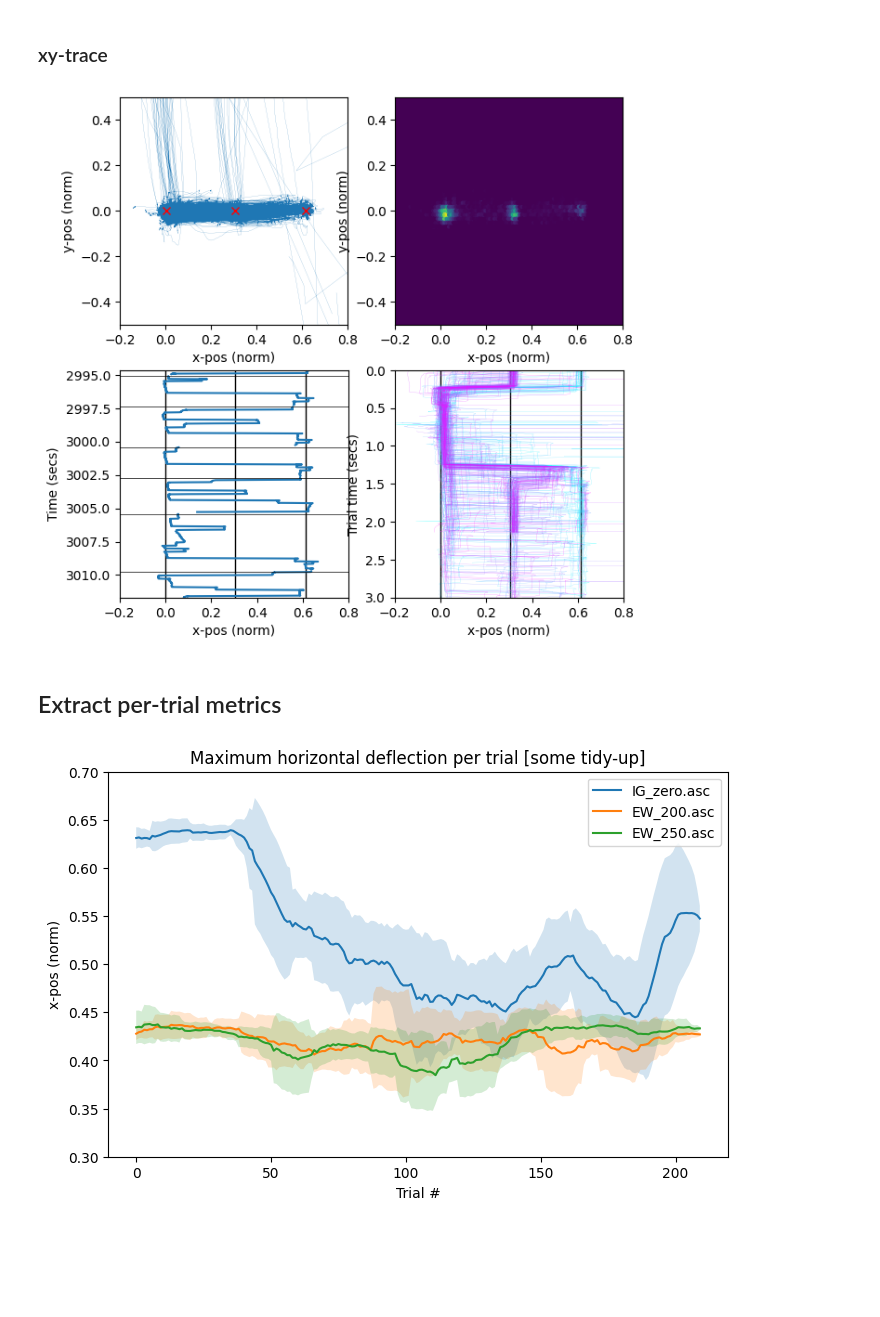
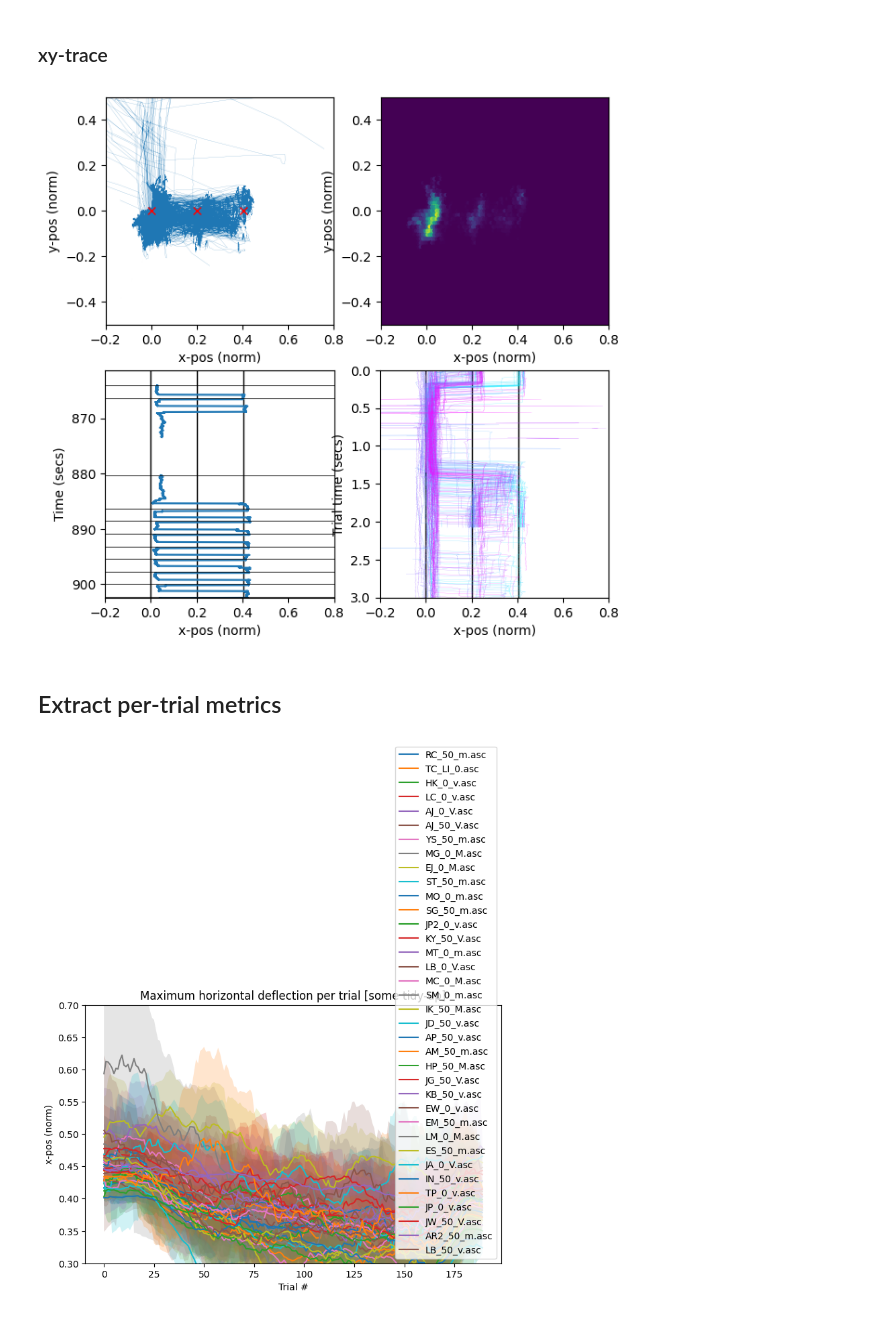
Before and after one commit to jsbrittain/saccadapt, a Jupyter notebook: lookatdata.ipynb, the cells around one changed output. Drawn from its saved outputs; the diff is of its cells as text; code cells hidden in the pictures; blank space fills up the shorter version.

Commit message:
Add group average plots

```diff
--- a/lookatdata.ipynb
+++ b/lookatdata.ipynb
@@ -38,18 +33,36 @@ Remove this section if you are uploading files manually.
 from google.colab import drive
 drive.mount('/content/drive')
 
-filenames = [
-    "drive/MyDrive/sacc.adapt.data/asc/IG_zero.asc",
-    "drive/MyDrive/sacc.adapt.data/asc/EW_200.asc",
-    "drive/MyDrive/sacc.adapt.data/asc/EW_250.asc",
+@dataclass
+class FileEntry:
+  filename: str = ""
+  group: str = ""
+
+  def __init__(self, filename, group):
+    self.filename = filename
+    self.group = group
+
+root = 'drive/MyDrive/sacc.adapt.data/asc/'
+folderlist = os.listdir(root)
+filelist = [
+    FileEntry(
+        root + filename,
+        '-'.join(filename.split('.')[0].split('_')[1:]).upper(),
+    ) for filename in folderlist
 ]
 
 eyelist = []
-for filename in filenames:
+for file in filelist:
+  filename = file.filename
   print("Loading filename: ", filename)
-  data = Eye.Eye(filename)
+  try:
+    data = Eye.Eye(filename)
+  except Exception as e:
+    print("Error: ", e)
+    continue
   data.filename = filename
   data.label = filename.split('/')[-1]
+  data.group = file.group
   eyelist.append(data)
 # %% [output]
 Drive already mounted at /content/drive; to attempt to forcibly remount, call drive.mount("/content/drive", force_remount=True).
@@ -143,7 +172,7 @@ axs['d'].invert_yaxis()
 
 fig.show()
 # %% [output]
-[figure, old version]
+[figure, new version]
 # %% [markdown]
 ## Extract per-trial metrics
 # %%
@@ -163,32 +192,34 @@ def smooth(y, box_pts):
     y_sd[t] = np.std(y[tt])
 
   return y_avg, y_sd
 
 # Loop over filenames
 fig, axs = plt.subplots(1, figsize=(8, 5), sharex=True)
 for eye in eyelist:
   # Loop over trials
   eye.trial['max_x'] = [0]*len(eye.trial)
   for index, (start, end) in enumerate(zip(eye.trial.StartPos, eye.trial.EndPos)):
     eye.trial['max_x'].at[index] = max(eye.data[chx].loc[start:end])
 
   # Plot metric
   data = eye.trial['max_x']
 
   # Remove obvious outliers (for now)
   data[data>0.8] = np.nan
   # Interpolate over removed values
   data = data.interpolate()
+  eye.avg = data
+  # Smooth data for plotting
   data, sd = smooth(data, smoothing)
-
+  # Plot
   axs.fill_between(range(len(data)), data - sd, data + sd, alpha=0.2)
   axs.plot(data, label=eye.label)
 
 axs.set_ylim([0.3, 0.7])
 axs.set_ylabel(chx)
 axs.set_xlabel("Trial #")
 axs.set_title("Maximum horizontal deflection per trial [some tidy-up]")
 axs.legend()
 fig.show()
 # %% [output]
-[figure, old version]
+[figure, new version]
```
Also changed, not shown: parts of 5 cells of this notebook, 1 other file.
